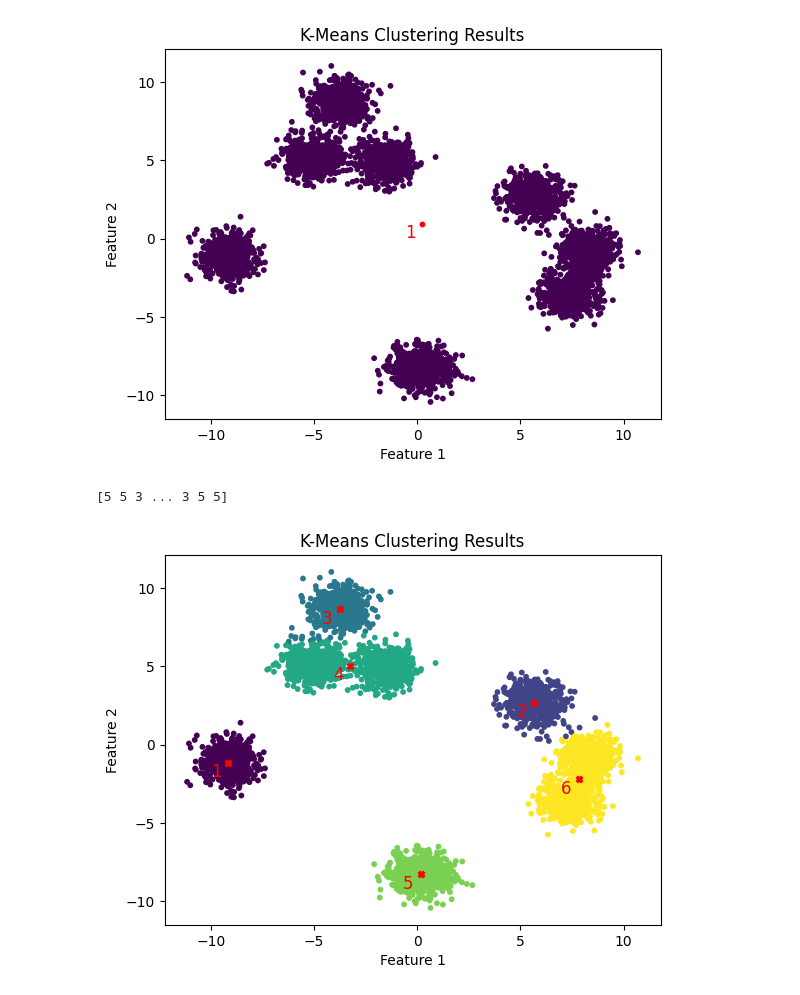
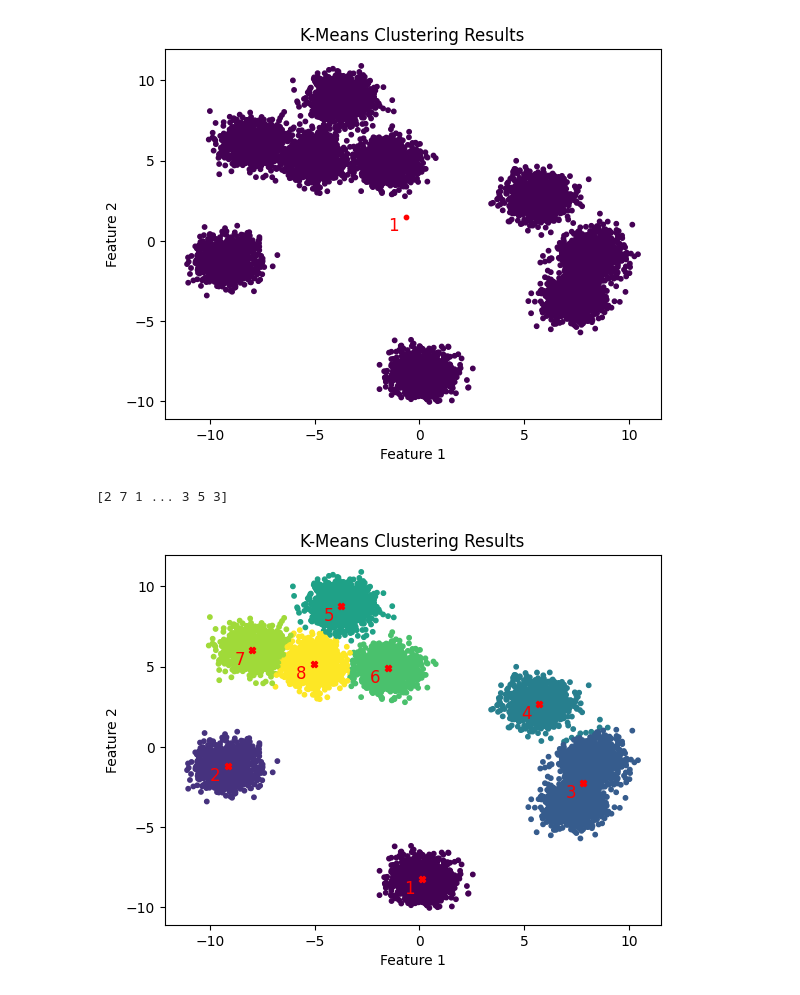
Before and after one commit to Mahir-Uddin0/density-aware-cluster-splitting, a Jupyter notebook: notebooks/approach3_kde/Clustering_Project.ipynb, the cells around one changed output. Saved outputs shown, nothing was run; the diff lists cells and outputs as text; code cells hidden in the pictures.

Commit message:
change minimum cluster point criteria

```diff
--- a/notebooks/approach3_kde/Clustering_Project.ipynb
+++ b/notebooks/approach3_kde/Clustering_Project.ipynb
@@ -143,7 +143,7 @@ class KMeans():
         return False
 
     def get_density_matrix(self, data, grid_resolution=10, threshold_percentile=25):
-        if data.shape[0]<70:
+        if data.shape[0]<30:
             return np.ones((grid_resolution,grid_resolution))
 
         np.set_printoptions(suppress=True, precision=2)
@@ -195,29 +195,29 @@ class KMeans():
 # %%
 # Generate synthetic data with 8 clusters
 # change n_samples, centers, random_state to get different dataset and
-X, y = make_blobs(n_samples=4500, centers=8, cluster_std=0.7, random_state=46)
+X, y = make_blobs(n_samples=10500, centers=9, cluster_std=0.7, random_state=46)
 # Apply K-Means clustering with different num of clusters
 kmeans = KMeans(n_clusters=1, random_state=50)
 y_kmeans = kmeans.fit(X)
 # Visualize the clusters
 plt.scatter(X[:, 0], X[:, 1], c=y_kmeans, cmap='viridis', s=10)
 plt.scatter(kmeans.cluster_centers_[:, 0], kmeans.cluster_centers_[:, 1], c='red', s=10)
 for i, (x, y) in enumerate(kmeans.cluster_centers_):
     plt.text(
         x - 0.6,  # Offset slightly to the left
         y - 0.6,  # Offset slightly downward
         str(i+1),
         color='red',
         fontsize=12,
         ha='center',
         va='center',
     )
 plt.title("K-Means Clustering Results")
 plt.xlabel("Feature 1")
 plt.ylabel("Feature 2")
 plt.show()
 # %% [output]
-[figure, old version]
+[figure, new version]
 # %%
 # calling the split_clusters function will split and give the final clustering result
 y_kmeans = kmeans.split_clusters(X)
@@ -240,5 +240,5 @@ plt.xlabel("Feature 1")
 plt.ylabel("Feature 2")
 plt.show()
 # %% [output]
-[5 5 3 ... 3 5 5]
+[2 7 1 ... 3 5 3]
-[figure, old version]
+[figure, new version]
```
